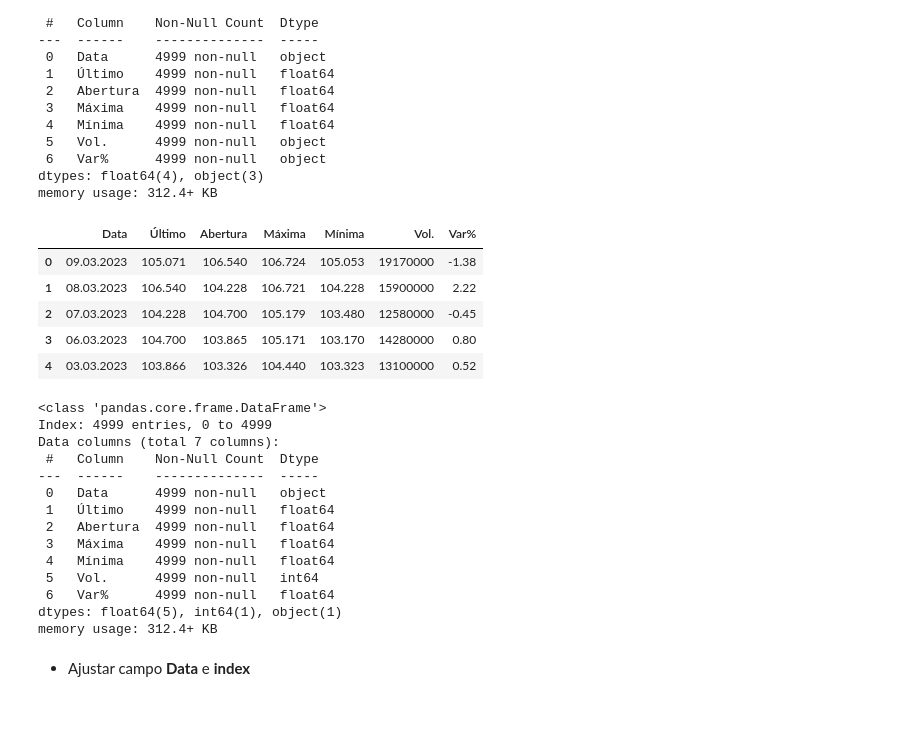
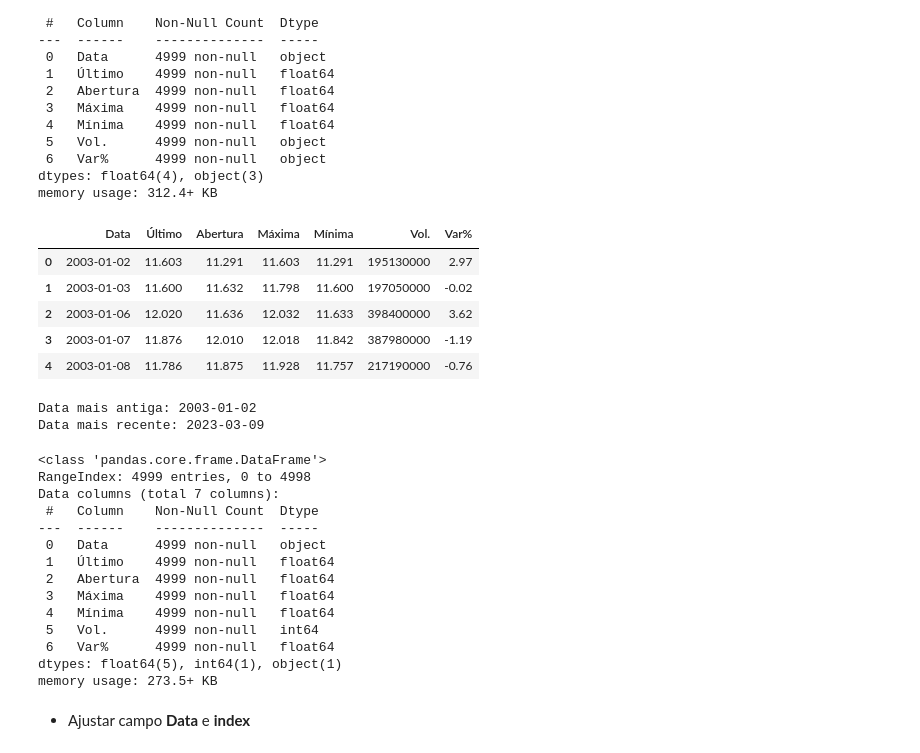
Before and after one commit to MCardosoDev/Tech_Challenge_Fase2, a Jupyter notebook: Tech_Challenge2.ipynb, the cells around one changed output. Saved outputs shown, nothing was run; the diff lists cells and outputs as text; code cells hidden in the pictures; blank space fills up the shorter version.

```diff
--- a/Tech_Challenge2.ipynb
+++ b/Tech_Challenge2.ipynb
@@ -51,28 +52,37 @@ memory usage: 312.4+ KB
 # %%
 def convert_volume(volume_str):
     volume_str = volume_str.replace(',', '.')
     if 'M' in volume_str:
         return int(float(volume_str.replace('M', '')) * 1000000)
     elif 'K' in volume_str:
         return int(float(volume_str.replace('K', '')) * 1000)
     else:
         return int(volume_str)
 
 df['Vol.'] = df['Vol.'].apply(convert_volume)
 df['Var%'] = df['Var%'].str.replace('%', '').str.replace(',', '.').astype(float)
+df.Data = pd.to_datetime(df.Data, format='%d.%m.%Y').dt.strftime('%Y-%m-%d')
+df.sort_values(by='Data', inplace=True)
+df.reset_index(drop=True, inplace=True)
 df.head()
 # %% [output]
 |  | Data | Último | Abertura | Máxima | Mínima | Vol. | Var% |
-| 0 | 09.03.2023 | 105.071 | 106.540 | 106.724 | 105.053 | 19170000 | -1.38 |
-| 1 | 08.03.2023 | 106.540 | 104.228 | 106.721 | 104.228 | 15900000 | 2.22 |
-| 2 | 07.03.2023 | 104.228 | 104.700 | 105.179 | 103.480 | 12580000 | -0.45 |
-| 3 | 06.03.2023 | 104.700 | 103.865 | 105.171 | 103.170 | 14280000 | 0.80 |
-| 4 | 03.03.2023 | 103.866 | 103.326 | 104.440 | 103.323 | 13100000 | 0.52 |
+| 0 | 2003-01-02 | 11.603 | 11.291 | 11.603 | 11.291 | 195130000 | 2.97 |
+| 1 | 2003-01-03 | 11.600 | 11.632 | 11.798 | 11.600 | 197050000 | -0.02 |
+| 2 | 2003-01-06 | 12.020 | 11.636 | 12.032 | 11.633 | 398400000 | 3.62 |
+| 3 | 2003-01-07 | 11.876 | 12.010 | 12.018 | 11.842 | 387980000 | -1.19 |
+| 4 | 2003-01-08 | 11.786 | 11.875 | 11.928 | 11.757 | 217190000 | -0.76 |
+# %%
+print("Data mais antiga:", df['Data'].min())
+print("Data mais recente:", df['Data'].max())
+# %% [output]
+Data mais antiga: 2003-01-02
+Data mais recente: 2023-03-09
 # %%
 df.info()
 # %% [output]
 <class 'pandas.core.frame.DataFrame'>
-Index: 4999 entries, 0 to 4999
+RangeIndex: 4999 entries, 0 to 4998
 Data columns (total 7 columns):
  #   Column    Non-Null Count  Dtype
 ---  ------    --------------  -----
@@ -84,7 +94,7 @@ Data columns (total 7 columns):
  5   Vol.      4999 non-null   int64
  6   Var%      4999 non-null   float64
 dtypes: float64(5), int64(1), object(1)
-memory usage: 312.4+ KB
+memory usage: 273.5+ KB
 # %% [markdown]
 - Ajustar campo **Data** e **index**
 # %%
```
Also changed, not shown: parts of 27 cells of this notebook, 1 other file.
